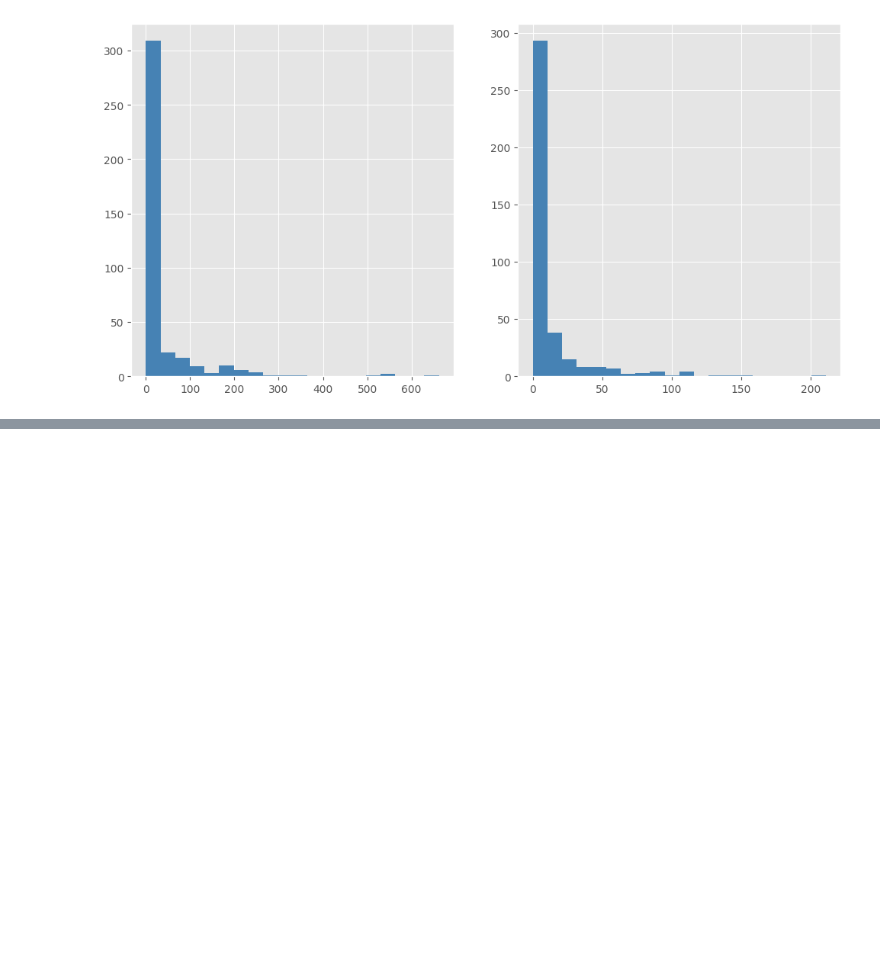
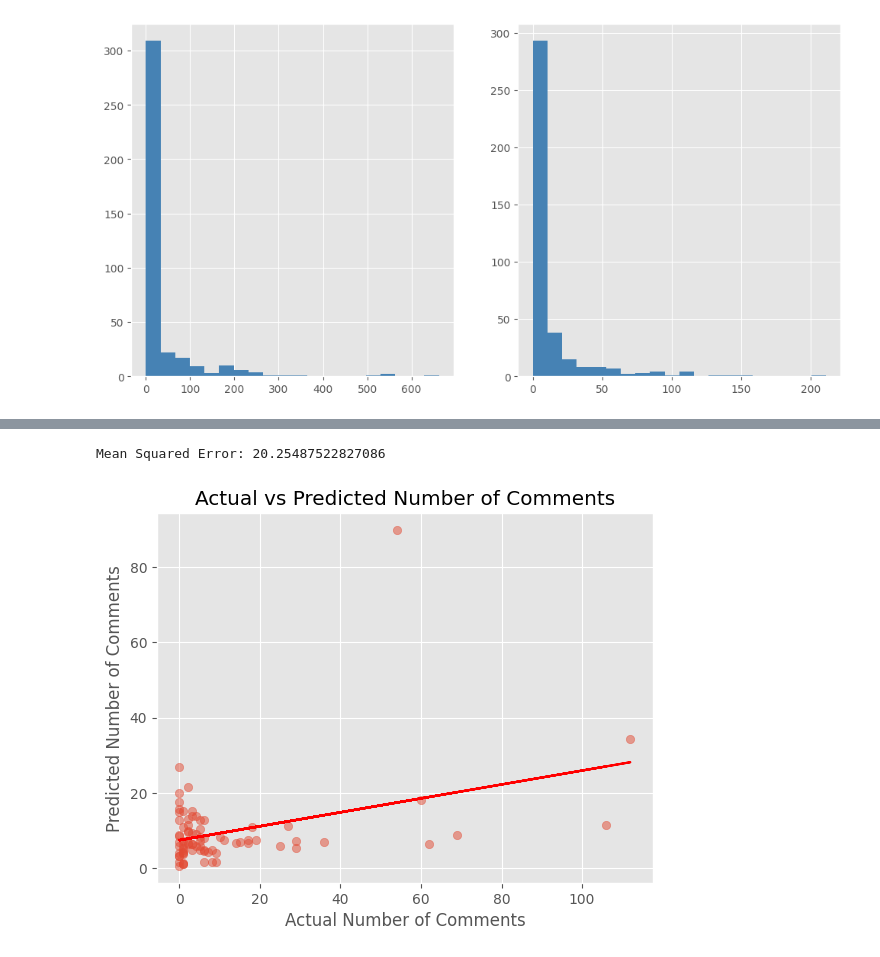
Before and after one commit to fszymanski13/text-mining1, a Jupyter notebook: notebook.ipynb, the cells around one changed output, grey strips where cells are left out. Cells and saved outputs as stored; diff of their text form; code cells hidden in the pictures; blank space fills up the shorter version.

```diff
--- a/notebook.ipynb
+++ b/notebook.ipynb
@@ -220,0 +160,43 @@ None
+# %%
+from sklearn.model_selection import train_test_split
+from sklearn.feature_extraction.text import TfidfVectorizer
+from sklearn.linear_model import LinearRegression
+from sklearn.metrics import mean_squared_error
+from sklearn.ensemble import RandomForestRegressor
+
+# Vectorize the text using TF-IDF
+vectorizer = TfidfVectorizer()
+X = vectorizer.fit_transform(processed_texts)
+
+# Target variable
+y = df['num_comments']
+
+# Split the data into train and test sets
+X_train, X_test, y_train, y_test = train_test_split(X, y, test_size=0.2, random_state=42)
+
+# Initialize and train the model
+model = RandomForestRegressor()
+model.fit(X_train, y_train)
+
+# Predict on the test set
+predictions = model.predict(X_test)
+
+# Evaluate the model (using Mean Squared Error as an example)
+mse = mean_squared_error(y_test, predictions)
+print("Mean Squared Error:", np.sqrt(mse))
+
+# Create a scatter plot comparing actual vs predicted values
+plt.scatter(y_test, predictions, alpha=0.5)
+plt.xlabel('Actual Number of Comments')
+plt.ylabel('Predicted Number of Comments')
+plt.title('Actual vs Predicted Number of Comments')
+
+# Add a trendline (optional)
+z = np.polyfit(y_test, predictions, 1)
+p = np.poly1d(z)
+plt.plot(y_test, p(y_test), color='red')
+
+plt.show()
+# %% [output]
+Mean Squared Error: 20.25487522827086
+[figure, added]
```
Also changed, not shown: parts of 15 cells of this notebook.
